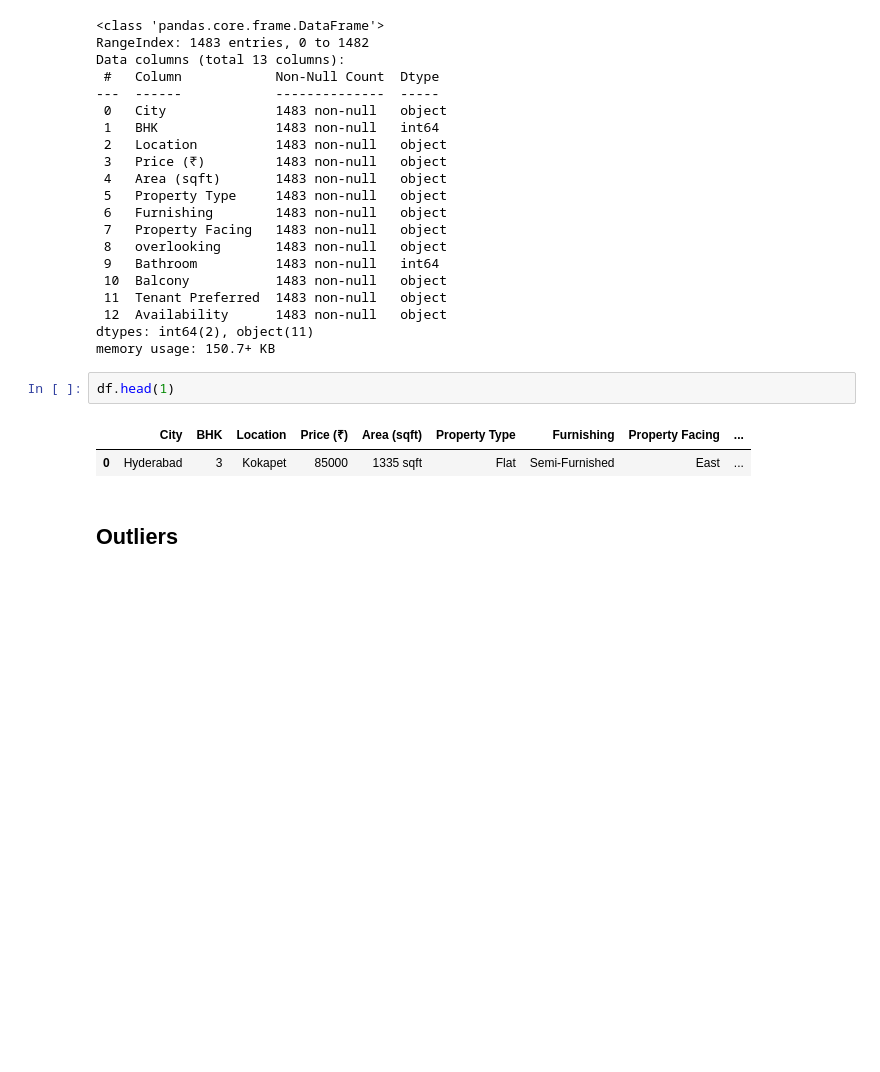
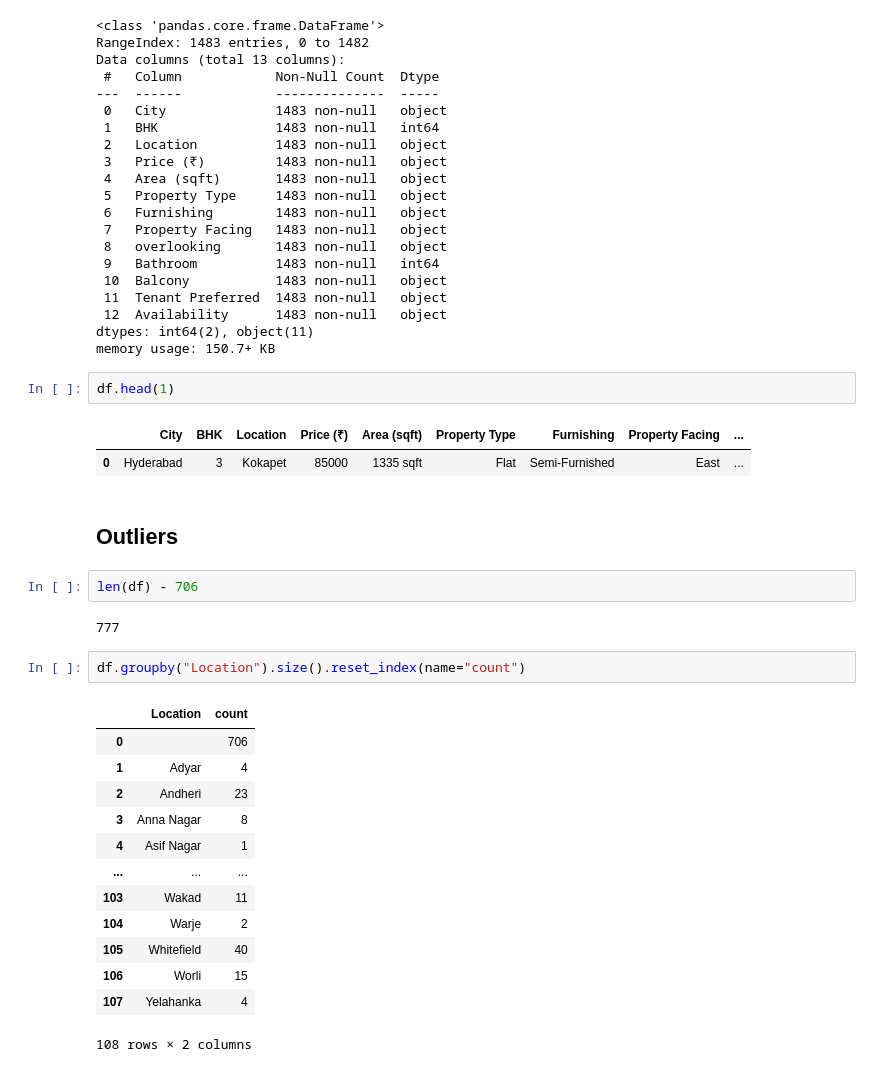
Before and after one commit to kunal1300/MagicBricksProject_Scraped_Data_EDA_Visualization-, a Jupyter notebook: myDemodata.ipynb, the cells around one changed output. Drawn from its saved outputs; the diff is of its cells as text; blank space fills up the shorter version.

```diff
--- a/myDemodata.ipynb
+++ b/myDemodata.ipynb
@@ -551,3 +559,23 @@ df.head(1)
 | 0 | Hyderabad | 3 | Kokapet | 85000 | 1335 sqft | Flat | Semi-Furnished | East | ... |
 # %% [markdown]
 ## Outliers
+# %%
+len(df) - 706
+# %% [output]
+777
+# %%
+df.groupby("Location").size().reset_index(name="count")
+# %% [output]
+|  | Location | count |
+| 0 |  | 706 |
+| 1 | Adyar | 4 |
+| 2 | Andheri | 23 |
+| 3 | Anna Nagar | 8 |
+| 4 | Asif Nagar | 1 |
+| ... | ... | ... |
+| 103 | Wakad | 11 |
+| 104 | Warje | 2 |
+| 105 | Whitefield | 40 |
+| 106 | Worli | 15 |
+| 107 | Yelahanka | 4 |
+108 rows × 2 columns
```
Also changed, not shown: parts of 15 cells of this notebook, 3 other files.
